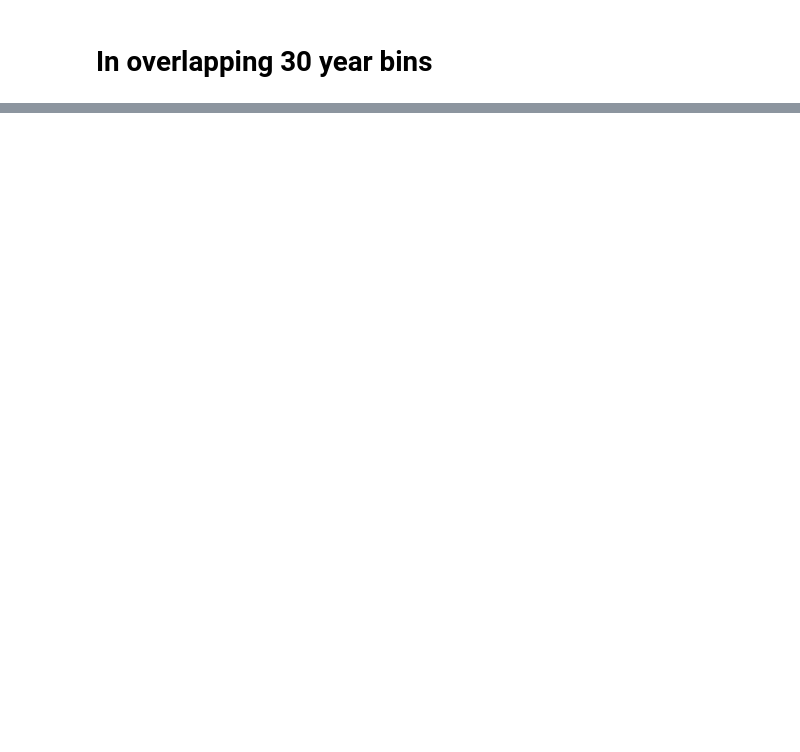
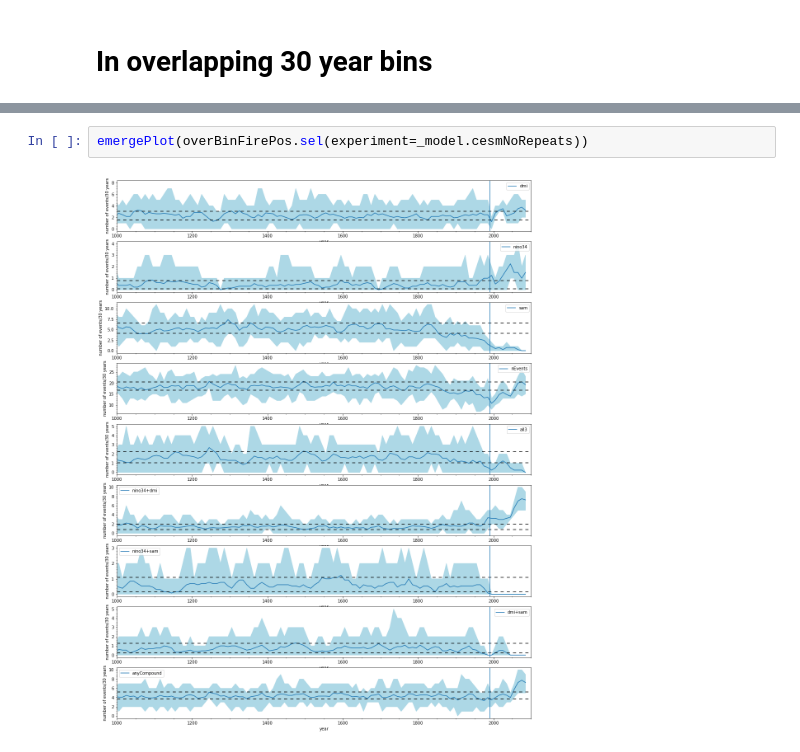
Before and after one commit to anton-seaice/compound, a Jupyter notebook: cesmCompoundsType.ipynb, the cells around one changed output, grey strips where cells are left out. Drawn from its saved outputs; the diff is of its cells as text; blank space fills up the shorter version.

```diff
--- a/cesmCompoundsType.ipynb
+++ b/cesmCompoundsType.ipynb
@@ -194,0 +258,4 @@ binPlot(overBinFirePos, _model.cesmRcp85)
+# %%
+emergePlot(overBinFirePos.sel(experiment=_model.cesmNoRepeats))
+# %% [output]
+[figure, added]
```
Also changed, not shown: parts of 28 cells of this notebook, 11 other files.
